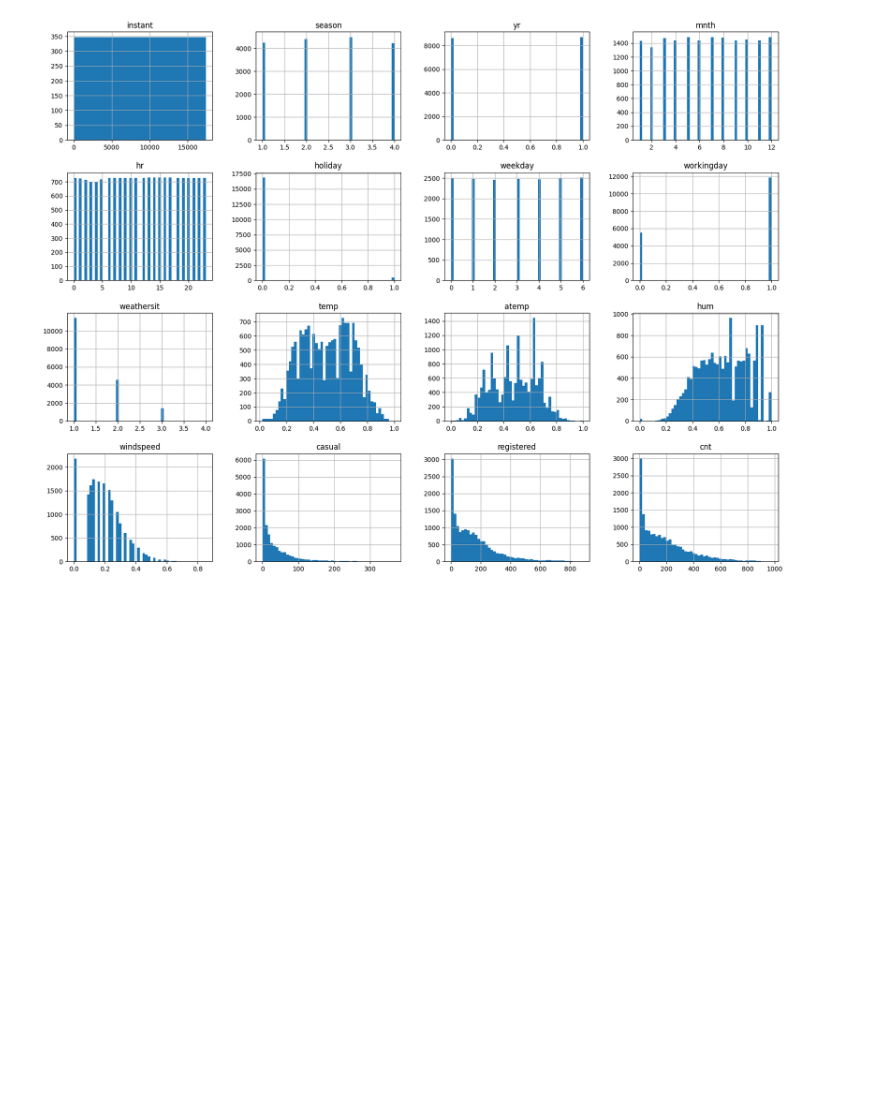
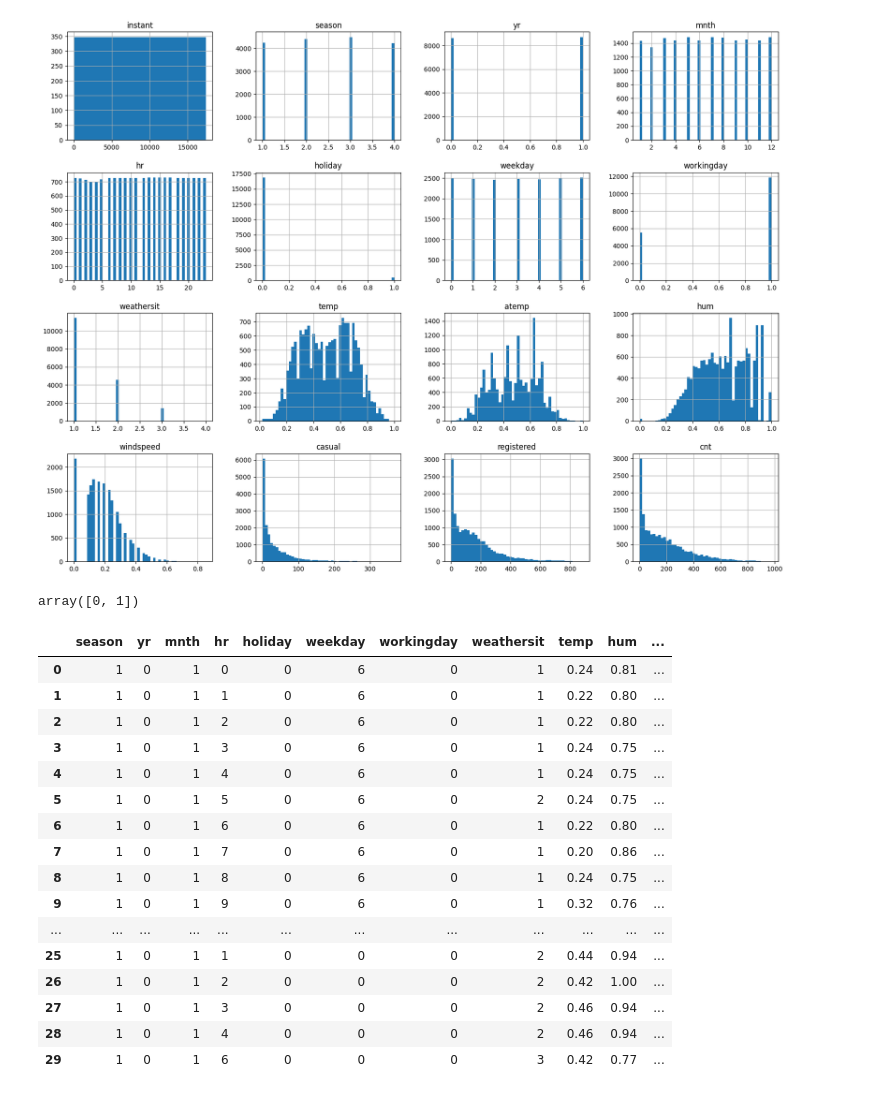
Before and after one commit to AdkxKashyap/cloudxlabs_mylearnings_projects, a Jupyter notebook: ml_notes/2_Regression/forecast_bike_rentals.ipynb, the cells around one changed output. Drawn from its saved outputs; the diff is of its cells as text; code cells hidden in the pictures; blank space fills up the shorter version.

```diff
--- a/ml_notes/2_Regression/forecast_bike_rentals.ipynb
+++ b/ml_notes/2_Regression/forecast_bike_rentals.ipynb
@@ -37,3 +37,37 @@ Data columns (total 17 columns):
 dtypes: float64(4), int64(12), str(1)
 memory usage: 2.3 MB
 [figure]
+# %%
+#returns array of unique vals in the column
+bikesData['yr'].unique()
+# %% [output]
+array([0, 1])
+# %%
+#drop columns which are not needed
+columnsToDrop=["instant", "casual", "registered", "atemp", "dteday"]
+bikesData = bikesData.drop(columns=columnsToDrop)
+# %%
+#Divide into training/ test dataset
+#ToDo: Write note on imp of daycount. Why index is not enough?Also add each row is signifies an hour
+np.random.seed(42)
+bikesData['dayCount'] = pd.Series(range(bikesData.shape[0]))/24
+# %%
+bikesData.head(30)
+# %% [output]
+|  | season | yr | mnth | hr | holiday | weekday | workingday | weathersit | temp | hum | ... |
+| 0 | 1 | 0 | 1 | 0 | 0 | 6 | 0 | 1 | 0.24 | 0.81 | ... |
+| 1 | 1 | 0 | 1 | 1 | 0 | 6 | 0 | 1 | 0.22 | 0.80 | ... |
+| 2 | 1 | 0 | 1 | 2 | 0 | 6 | 0 | 1 | 0.22 | 0.80 | ... |
+| 3 | 1 | 0 | 1 | 3 | 0 | 6 | 0 | 1 | 0.24 | 0.75 | ... |
+| 4 | 1 | 0 | 1 | 4 | 0 | 6 | 0 | 1 | 0.24 | 0.75 | ... |
+| 5 | 1 | 0 | 1 | 5 | 0 | 6 | 0 | 2 | 0.24 | 0.75 | ... |
+| 6 | 1 | 0 | 1 | 6 | 0 | 6 | 0 | 1 | 0.22 | 0.80 | ... |
+| 7 | 1 | 0 | 1 | 7 | 0 | 6 | 0 | 1 | 0.20 | 0.86 | ... |
+| 8 | 1 | 0 | 1 | 8 | 0 | 6 | 0 | 1 | 0.24 | 0.75 | ... |
+| 9 | 1 | 0 | 1 | 9 | 0 | 6 | 0 | 1 | 0.32 | 0.76 | ... |
+| ... | ... | ... | ... | ... | ... | ... | ... | ... | ... | ... | ... |
+| 25 | 1 | 0 | 1 | 1 | 0 | 0 | 0 | 2 | 0.44 | 0.94 | ... |
+| 26 | 1 | 0 | 1 | 2 | 0 | 0 | 0 | 2 | 0.42 | 1.00 | ... |
+| 27 | 1 | 0 | 1 | 3 | 0 | 0 | 0 | 2 | 0.46 | 0.94 | ... |
+| 28 | 1 | 0 | 1 | 4 | 0 | 0 | 0 | 2 | 0.46 | 0.94 | ... |
+| 29 | 1 | 0 | 1 | 6 | 0 | 0 | 0 | 3 | 0.42 | 0.77 | ... |
```
Also changed, not shown: parts of 8 cells of this notebook.
